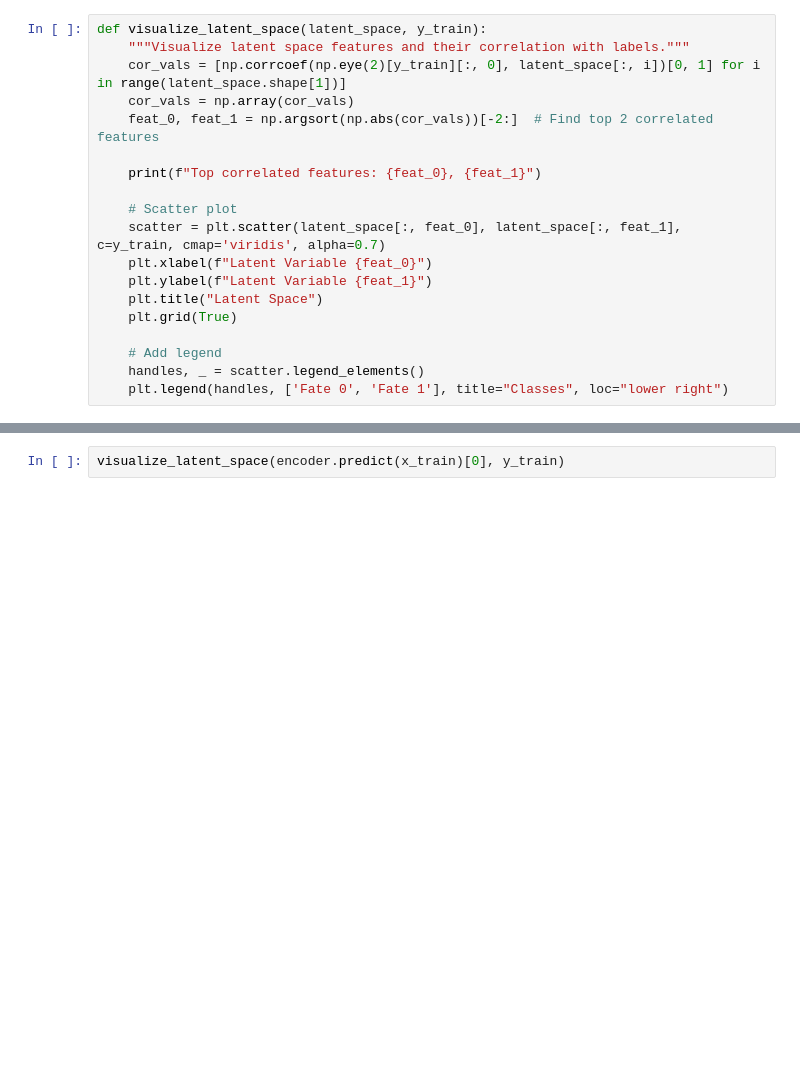
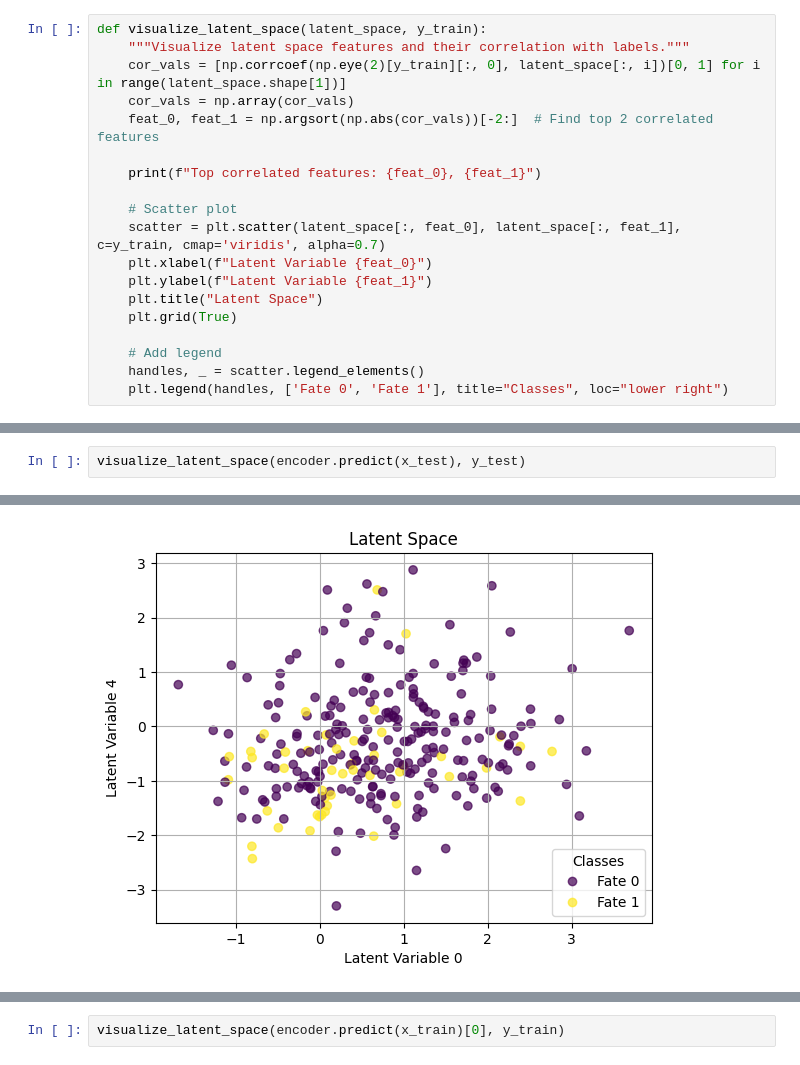
Before and after one commit to ComputationalMicroscopy4CellBio/AI4CellFate, a Jupyter notebook: notebooks/CellFate.ipynb, the cells around one changed output, grey strips where cells are left out. Saved outputs shown, nothing was run; the diff lists cells and outputs as text; blank space fills up the shorter version.

```diff
--- a/notebooks/CellFate.ipynb
+++ b/notebooks/CellFate.ipynb
@@ -523,0 +600,3 @@ Top correlated features: 7, 6
+# %%
+visualize_latent_space(encoder.predict(x_test), y_test)
+# %% [output]
@@ -523,0 +605 @@ Top correlated features: 7, 6
+[figure, added]
```
Also changed, not shown: parts of 11 cells of this notebook, 6 other files.
